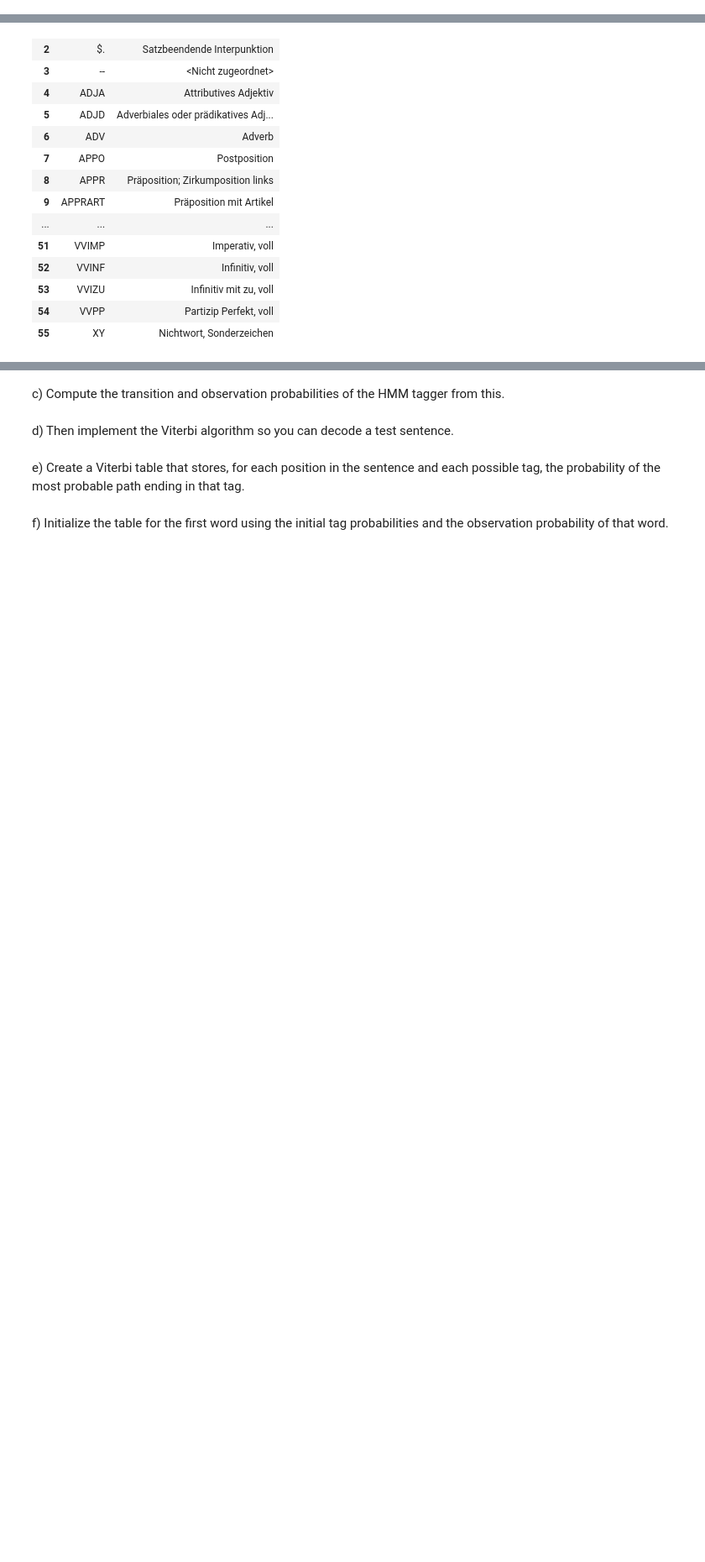
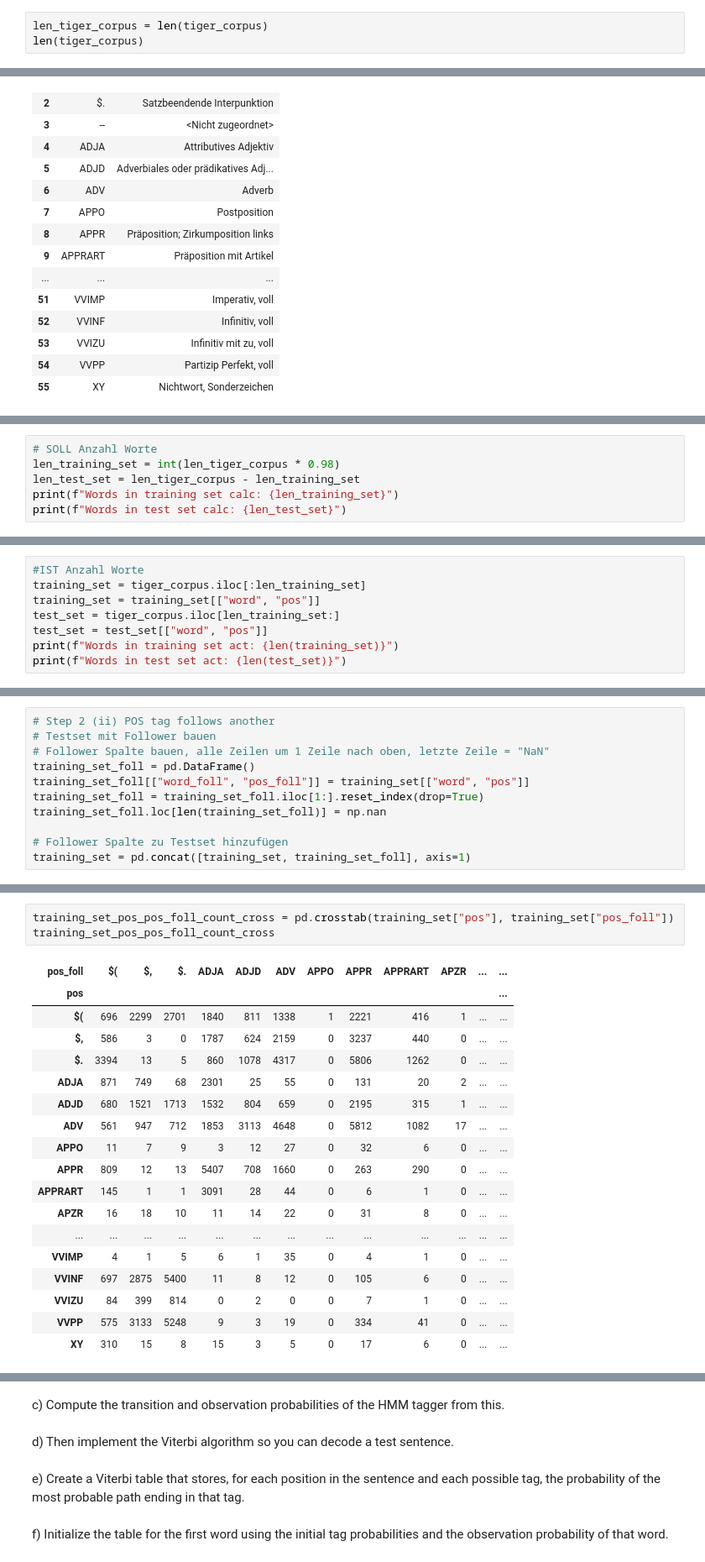
Before and after one commit to FritzSavira/NLPROC-ALV-B, a Jupyter notebook: assignment-03/assignment-03-Task-2ab.ipynb, the cells around one changed output, grey strips where cells are left out. Shown at 84% size. Cells and saved outputs as stored; diff of their text form; blank space fills up the shorter version.

Commit message:
Task 2 B bis Step 2 und KI-Chat eingebaut

```diff
--- a/assignment-03/assignment-03-Task-2ab.ipynb
+++ b/assignment-03/assignment-03-Task-2ab.ipynb
@@ -26,3 +27,6 @@ tiger_corpus = pd.read_xml("tiger_release_aug07.corrected.16012013.xml",
                   xpath="//s/graph/terminals/t",
                   elems_only=False,
                   encoding="ISO-8859-1")
+# %%
+len_tiger_corpus = len(tiger_corpus)
+len(tiger_corpus)
@@ -216,0 +196,6 @@ Training Set = 95% und Test Set = 5% aller Sätze des Korpus. Bei ca. 900.000 Da
+# %%
+# SOLL Anzahl Worte
+len_training_set = int(len_tiger_corpus * 0.98)
+len_test_set = len_tiger_corpus - len_training_set
+print(f"Words in training set calc: {len_training_set}")
+print(f"Words in test set calc: {len_test_set}")
@@ -216,0 +205,8 @@ Training Set = 95% und Test Set = 5% aller Sätze des Korpus. Bei ca. 900.000 Da
+# %%
+#IST Anzahl Worte
+training_set = tiger_corpus.iloc[:len_training_set]
+training_set = training_set[["word", "pos"]]
+test_set = tiger_corpus.iloc[len_training_set:]
+test_set = test_set[["word", "pos"]]
+print(f"Words in training set act: {len(training_set)}")
+print(f"Words in test set act: {len(test_set)}")
@@ -219,0 +243,11 @@ how often one POS tag follows another and how often each word occurs with each P
+# %%
+# Step 2 (ii) POS tag follows another
+# Testset mit Follower bauen
+# Follower Spalte bauen, alle Zeilen um 1 Zeile nach oben, letzte Zeile = "NaN"
+training_set_foll = pd.DataFrame()
+training_set_foll[["word_foll", "pos_foll"]] = training_set[["word", "pos"]]
+training_set_foll = training_set_foll.iloc[1:].reset_index(drop=True)
+training_set_foll.loc[len(training_set_foll)] = np.nan
+
+# Follower Spalte zu Testset hinzufügen
+training_set = pd.concat([training_set, training_set_foll], axis=1)
@@ -219,0 +318,22 @@ how often one POS tag follows another and how often each word occurs with each P
+# %%
+training_set_pos_pos_foll_count_cross = pd.crosstab(training_set["pos"], training_set["pos_foll"])
+training_set_pos_pos_foll_count_cross
+# %% [output]
+| pos_foll | $( | $, | $. | ADJA | ADJD | ADV | APPO | APPR | APPRART | APZR | ... | ... |
+| pos |  |  |  |  |  |  |  |  |  |  |  | ... |
+| $( | 696 | 2299 | 2701 | 1840 | 811 | 1338 | 1 | 2221 | 416 | 1 | ... | ... |
+| $, | 586 | 3 | 0 | 1787 | 624 | 2159 | 0 | 3237 | 440 | 0 | ... | ... |
+| $. | 3394 | 13 | 5 | 860 | 1078 | 4317 | 0 | 5806 | 1262 | 0 | ... | ... |
+| ADJA | 871 | 749 | 68 | 2301 | 25 | 55 | 0 | 131 | 20 | 2 | ... | ... |
+| ADJD | 680 | 1521 | 1713 | 1532 | 804 | 659 | 0 | 2195 | 315 | 1 | ... | ... |
+| ADV | 561 | 947 | 712 | 1853 | 3113 | 4648 | 0 | 5812 | 1082 | 17 | ... | ... |
+| APPO | 11 | 7 | 9 | 3 | 12 | 27 | 0 | 32 | 6 | 0 | ... | ... |
+| APPR | 809 | 12 | 13 | 5407 | 708 | 1660 | 0 | 263 | 290 | 0 | ... | ... |
+| APPRART | 145 | 1 | 1 | 3091 | 28 | 44 | 0 | 6 | 1 | 0 | ... | ... |
+| APZR | 16 | 18 | 10 | 11 | 14 | 22 | 0 | 31 | 8 | 0 | ... | ... |
+| ... | ... | ... | ... | ... | ... | ... | ... | ... | ... | ... | ... | ... |
+| VVIMP | 4 | 1 | 5 | 6 | 1 | 35 | 0 | 4 | 1 | 0 | ... | ... |
+| VVINF | 697 | 2875 | 5400 | 11 | 8 | 12 | 0 | 105 | 6 | 0 | ... | ... |
+| VVIZU | 84 | 399 | 814 | 0 | 2 | 0 | 0 | 7 | 1 | 0 | ... | ... |
+| VVPP | 575 | 3133 | 5248 | 9 | 3 | 19 | 0 | 334 | 41 | 0 | ... | ... |
+| XY | 310 | 15 | 8 | 15 | 3 | 5 | 0 | 17 | 6 | 0 | ... | ... |
```
Also changed, not shown: parts of 31 cells of this notebook, 2 other files.
